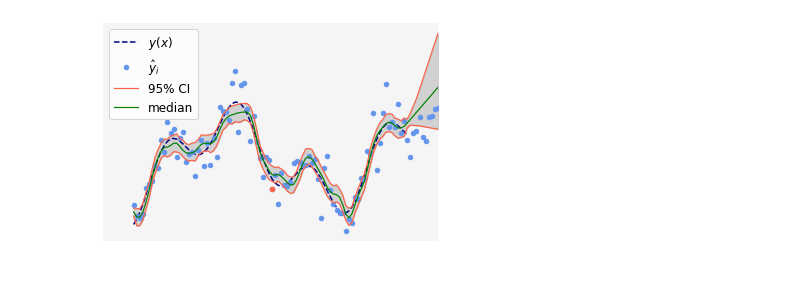
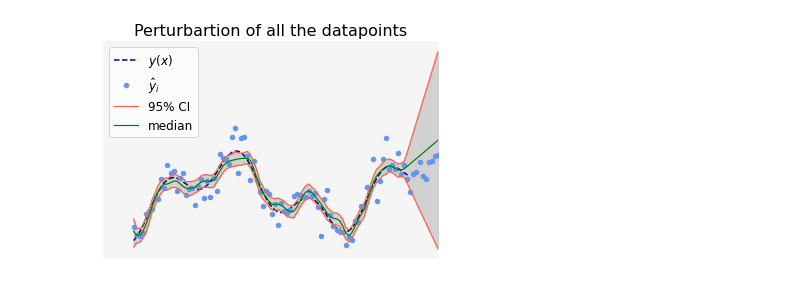
Before and after one commit to NikolineBalle/Bachelor, a Jupyter notebook: pertubations.ipynb, the cells around one changed output. Saved outputs shown, nothing was run; the diff lists cells and outputs as text; code cells hidden in the pictures.

```diff
--- a/pertubations.ipynb
+++ b/pertubations.ipynb
@@ -11,6 +11,7 @@ import egrss
 import time
 from scipy import integrate
 import lambda_fun
+import os
 
 def pertubation(datapoint, a, b, p, yhat, x, xall, n_fit, quantile):
     """
@@ -22,7 +23,7 @@ def pertubation(datapoint, a, b, p, yhat, x, xall, n_fit, quantile):
         datapoint = int(len(yhat)/2)
     elif datapoint == 'right':
         datapoint = len(yhat)-1
-    allfit = pd.DataFrame(index=range(len(xall)),columns=range(n_fit+1))
+    allfit = pd.DataFrame(index=range(len(xall)),columns=range(n_fit))
     val = yhat[datapoint]
     Ut, Vt = egrss.generators((x-a)/(b-a),p)
 
@@ -47,19 +48,19 @@ def pertubation(datapoint, a, b, p, yhat, x, xall, n_fit, quantile):
     med_val = allfit.quantile(q=0.5, axis=1, numeric_only=True)
     min_val = allfit.quantile(q=(1-quantile)/2, axis=1, numeric_only=True)
 
-    return min_val, med_val, max_val, allfit, datapoint
+    return min_val, med_val, max_val, allfit, datapoint, lam
 
 def pertubation_all(a, b, p, yhat, x, xall, n_fit, quantile):
     result_max = pd.DataFrame(index=range(len(xall)),columns=range(len(yhat)))
     result_med = pd.DataFrame(index=range(len(xall)),columns=range(len(yhat)))
     result_min = pd.DataFrame(index=range(len(xall)),columns=range(len(yhat)))
-    allfit = pd.DataFrame(index=range(len(xall)),columns=range(n_fit+1))
+    allfit = pd.DataFrame(index=range(len(xall)),columns=range(n_fit))
     Ut, Vt = egrss.generators((x-a)/(b-a),p)
 
     for j in range(len(yhat)):
         val = yhat[j]
-        yhat[j] += sigma* np.random.normal(loc = 0, scale = 1, size = 1)
         for i in range(n_fit):
+            yhat[j] += sigma* np.random.normal(loc = 0, scale = 1, size = 1)
             # Finding the optimal lambda - GML
             res_GML = lambda_fun.min_GCV(N, a, b, p, yhat, 'bounded', 'min',  (1,13))
             lam = 1/np.power(10,8)
@@ -74,9 +75,10 @@ def pertubation_all(a, b, p, yhat, x, xall, n_fit, quantile):
             allfit[i] = yt_df
             yhat[j] = val
 
-        max_val = allfit.max(axis=1)
-        med_val = allfit.median(axis=1)
-        min_val = allfit.min(axis=1)
+        max_val = allfit.quantile(q=1-(1-quantile)/2, axis=1, numeric_only=True)
+        med_val = allfit.quantile(q=0.5, axis=1, numeric_only=True)
+        min_val = allfit.quantile(q=(1-quantile)/2, axis=1, numeric_only=True)
+
         max_val = pd.DataFrame(max_val)
         med_val = pd.DataFrame(med_val)
         min_val = pd.DataFrame(min_val)
@@ -85,9 +87,9 @@ def pertubation_all(a, b, p, yhat, x, xall, n_fit, quantile):
         result_med[j] = med_val
         result_min[j] = min_val
 
-    res_max = result_max.quantile(q=1-(1-quantile)/2, axis=1, numeric_only=True)
-    res_med = result_med.quantile(q=0.5, axis=1, numeric_only=True)
-    res_min = result_min.quantile(q=(1-quantile)/2, axis=1, numeric_only=True)
+    res_max = result_max.max(axis=1)
+    res_med = result_med.median(axis=1)
+    res_min = result_min.min(axis=1)
 
     return res_min, res_med, res_max
 # %%
@@ -133,26 +179,27 @@ plt.show()
 # %%
 res_min, res_med, res_max = pertubation_all(a=a, b=b, p=p, yhat=yhat, x=x, xall=xall, n_fit=200, quantile=0.95)
 
 # Plotting the model generated with lambda_GML
 fig2 = plt.figure()
 plt.plot(x,lambda_fun.y(x),'--',color = 'navy', linewidth=1.5)
 plt.plot(xall,yall,'o',markersize = 4.5, color = 'cornflowerblue')
 plt.plot(xall,res_max,color = 'tomato', linewidth=1.2)
 plt.plot(xall,res_med,color = 'green', linewidth=1.2)
-plt.plot(x[datapoint], yhat[datapoint], 'o',markersize=4.5, color='tomato')
 plt.fill_between(xall, res_min, res_max, color='grey', alpha=0.3)
 plt.plot(xall,res_min,color = 'tomato', linewidth=1.2)
 plt.xticks([])
 plt.yticks([])
 plt.xlim([a-0.07,b+0.07])
 plt.tick_params(left=False, bottom = False, right = False, top = False)
 plt.legend(['$y(x)$', '$\hat{y}_i$','95% CI', 'median'], numpoints = 1, prop = {'size': 12}, loc = 0)
+plt.title("Perturbartion of all the datapoints", fontsize=16)
 ax = plt.gca()
 ax.set_facecolor('whitesmoke')
 for spine in plt.gca().spines.values():
     spine.set_visible(False)
 # plt.title('Fit - pertubating a point', fontsize = 18)
 plt.show()
-fig2.savefig("pertubation_all.pdf", bbox_inches='tight')
+my_path = os.getcwd()
+fig2.savefig(my_path + "/Plots/pertubation_all.pdf", bbox_inches='tight')
 # %% [output]
-[figure, old version]
+[figure, new version]
```
Also changed, not shown: parts of 1 cell of this notebook, 1 other file.
